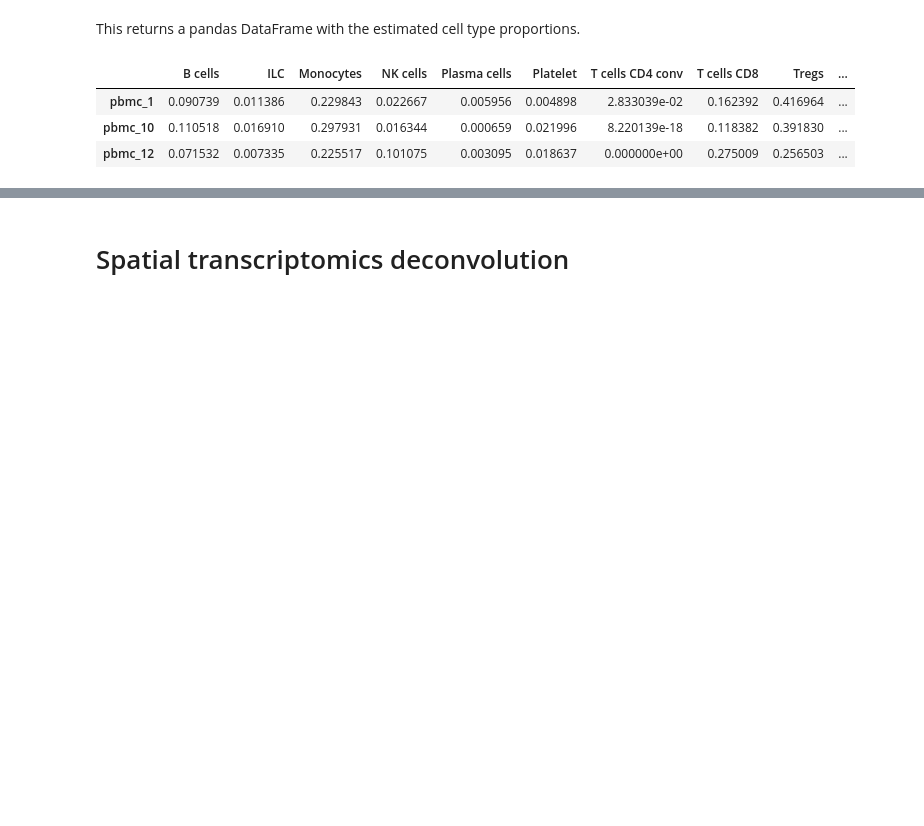
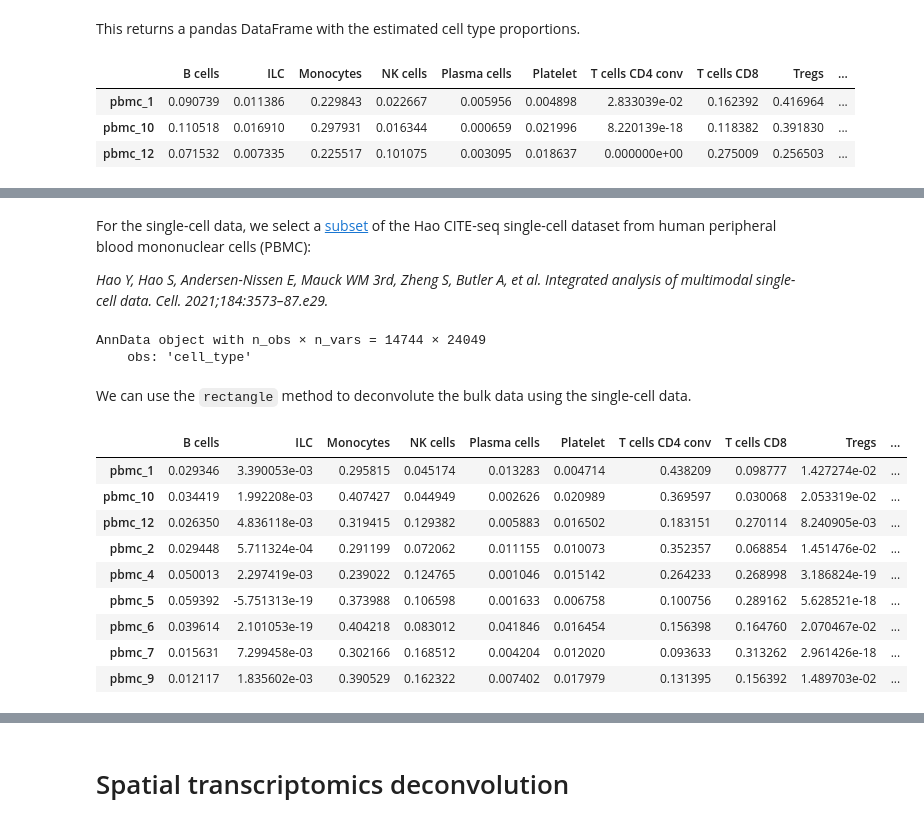
Before and after one commit to ComputationalBiomedicineGroup/Rectangle, a Jupyter notebook: docs/notebooks/example.ipynb, the cells around one changed output, grey strips where cells are left out. Saved outputs shown, nothing was run; the diff lists cells and outputs as text; code cells hidden in the pictures; blank space fills up the shorter version.

```diff
--- a/docs/notebooks/example.ipynb
+++ b/docs/notebooks/example.ipynb
@@ -92,0 +111,12 @@ estimations
+# %% [markdown]
+For the single-cell data, we select a [subset](https://figshare.com/articles/dataset/Training_sc/25348051?file=56063936) of the Hao CITE-seq single-cell dataset from human peripheral blood mononuclear cells (PBMC):
+
+*Hao Y, Hao S, Andersen-Nissen E, Mauck WM 3rd, Zheng S, Butler A, et al. Integrated analysis of multimodal single-cell data. Cell. 2021;184:3573–87.e29.*
+# %%
+haoSub_adata = read_h5ad("../data/haoSub_adata.h5ad")
+haoSub_adata
+# %% [output]
+AnnData object with n_obs × n_vars = 14744 × 24049
+    obs: 'cell_type'
+# %% [markdown]
+We can use the `rectangle` method to deconvolute the bulk data using the single-cell data.
@@ -92,0 +125,13 @@ estimations
+# %%
+estimations
+# %% [output]
+|  | B cells | ILC | Monocytes | NK cells | Plasma cells | Platelet | T cells CD4 conv | T cells CD8 | Tregs | ... |
+| pbmc_1 | 0.029346 | 3.390053e-03 | 0.295815 | 0.045174 | 0.013283 | 0.004714 | 0.438209 | 0.098777 | 1.427274e-02 | ... |
+| pbmc_10 | 0.034419 | 1.992208e-03 | 0.407427 | 0.044949 | 0.002626 | 0.020989 | 0.369597 | 0.030068 | 2.053319e-02 | ... |
+| pbmc_12 | 0.026350 | 4.836118e-03 | 0.319415 | 0.129382 | 0.005883 | 0.016502 | 0.183151 | 0.270114 | 8.240905e-03 | ... |
+| pbmc_2 | 0.029448 | 5.711324e-04 | 0.291199 | 0.072062 | 0.011155 | 0.010073 | 0.352357 | 0.068854 | 1.451476e-02 | ... |
+| pbmc_4 | 0.050013 | 2.297419e-03 | 0.239022 | 0.124765 | 0.001046 | 0.015142 | 0.264233 | 0.268998 | 3.186824e-19 | ... |
+| pbmc_5 | 0.059392 | -5.751313e-19 | 0.373988 | 0.106598 | 0.001633 | 0.006758 | 0.100756 | 0.289162 | 5.628521e-18 | ... |
+| pbmc_6 | 0.039614 | 2.101053e-19 | 0.404218 | 0.083012 | 0.041846 | 0.016454 | 0.156398 | 0.164760 | 2.070467e-02 | ... |
+| pbmc_7 | 0.015631 | 7.299458e-03 | 0.302166 | 0.168512 | 0.004204 | 0.012020 | 0.093633 | 0.313262 | 2.961426e-18 | ... |
+| pbmc_9 | 0.012117 | 1.835602e-03 | 0.390529 | 0.162322 | 0.007402 | 0.017979 | 0.131395 | 0.156392 | 1.489703e-02 | ... |
```
Also changed, not shown: parts of 7 cells of this notebook.
